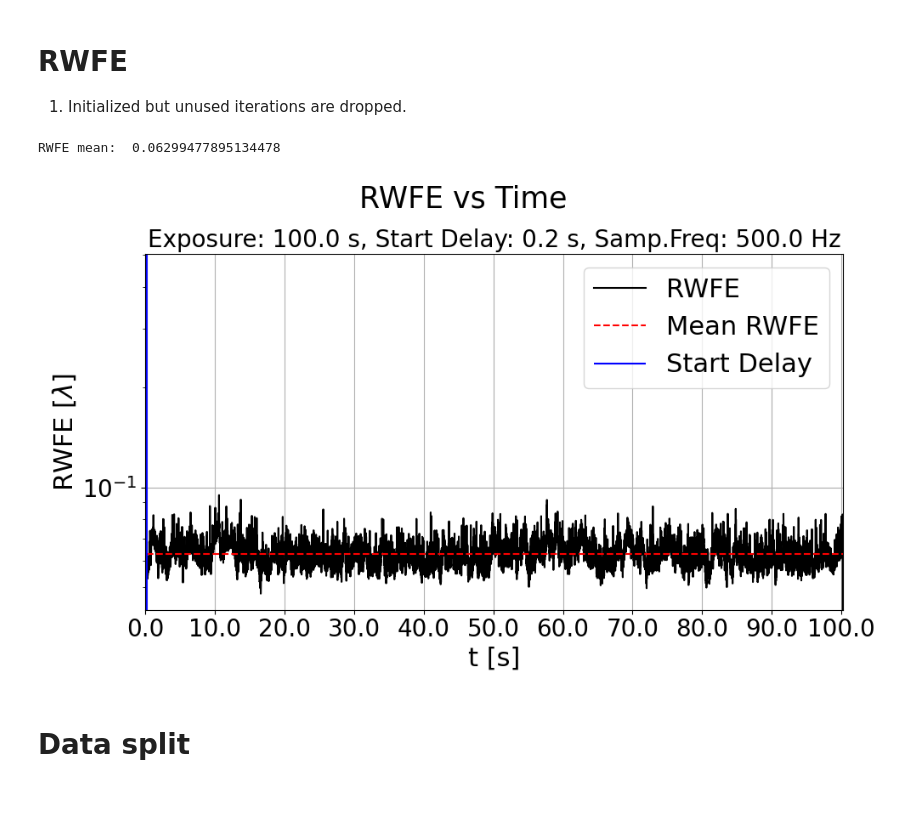
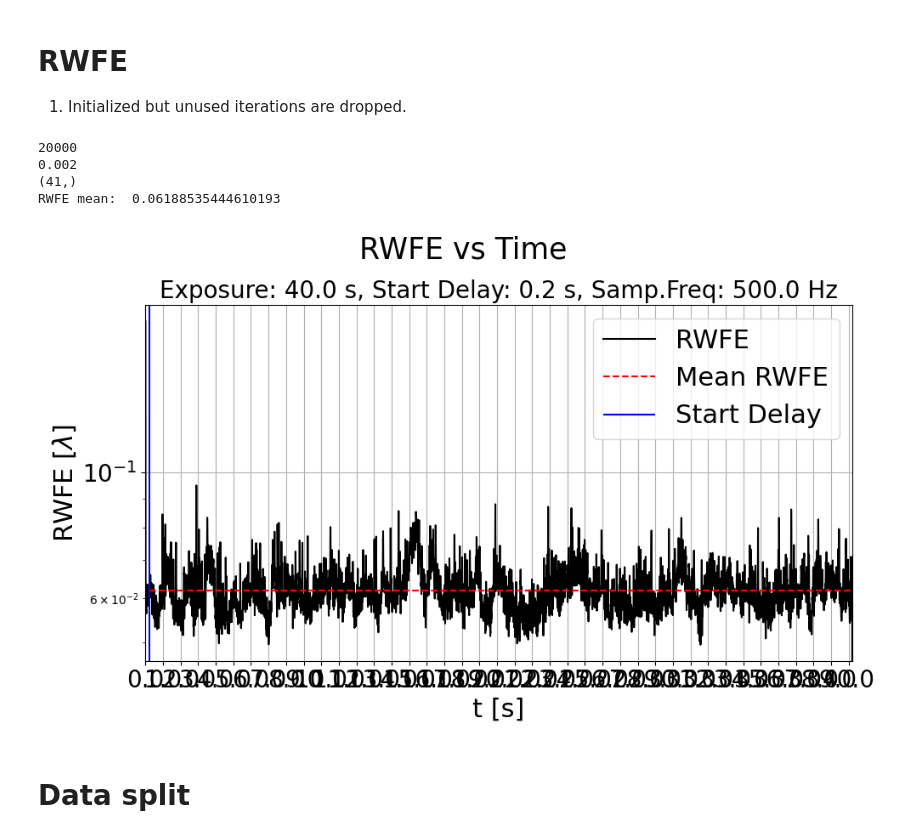
Before and after one commit to HumbertDominique/PSF-R-ML, a Jupyter notebook: preprocessing.ipynb, the cells around one changed output. Drawn from its saved outputs; the diff is of its cells as text; code cells hidden in the pictures; blank space fills up the shorter version.

Commit message:
tweaked ML inputs

```diff
--- a/preprocessing.ipynb
+++ b/preprocessing.ipynb
@@ -26,8 +26,8 @@ train_frac = 0.7
 val_frac = 0.2
 
 outputDir = "output_prep/"
-# inputDir = "dataInputs/"
-inputDir= "C:\\Users\\dominiqu.humbert\\Documents\\GitHub\\AO_simulations\\output"
+inputDir = "dataInputs/"
+# inputDir= "C:\\Users\\dominiqu.humbert\\Documents\\GitHub\\AO_simulations\\output"
 
 Parameters = "ao_metadata.txt"
 
@@ -50,39 +50,43 @@ with h5py.File(inputDir+"\\ao_rwfe_1.h5", 'r') as temp:
     key = list(temp.keys())
     RWFE = temp[key[0]][()][:LastBatchItSize]
 
-ticks_spacing = 10 # [s]
-
+ticks_spacing = 1 # [s]
+print(exposureTime)
+print(singleExposureTime)
 ticks = np.arange(0, exposureTime + 1, ticks_spacing/singleExposureTime)
 
-
+print(ticks.shape)
 
 RWFE_mean = np.mean(RWFE[0,startDelay:LastBatchItSize])
 xlims = [0, LastBatchItSize]
 
 print("RWFE mean: ", RWFE_mean)
 
 plt.close(0)
 plt.figure(0,figsize=(10,6))
 plt.semilogy(RWFE[0,:],'k', label="RWFE")
 plt.hlines(RWFE_mean, startDelay, xlims[1], colors='r', linestyles='dashed', label="Mean RWFE")
 plt.vlines(startDelay, 0.01,1, colors='b', label="Start Delay")
 plt.ylabel("RWFE [$\\lambda$]", fontsize=MEDIUM_SIZE)
 plt.xlabel("t [s]", fontsize=MEDIUM_SIZE)
 plt.suptitle("RWFE vs Time", fontsize=BIGGER_SIZE)
 plt.title(f"Exposure: {exposureTime*singleExposureTime} s, Start Delay: {startDelay*singleExposureTime} s, Samp.Freq: {1/singleExposureTime} Hz", fontsize=SMALL_SIZE)
 plt.xlim([*xlims])
 plt.xticks(ticks, [f"{singleExposureTime*t}" for t in ticks], fontsize=SMALL_SIZE)
 plt.yticks(fontsize=SMALL_SIZE)
 plt.grid()
 plt.legend(fontsize=MEDIUM_SIZE)
 plt.tight_layout()
 plt.show()
 plt.savefig(outputDir+"\\rwfe.png", dpi=300)
 
 del RWFE
 # %% [output]
-RWFE mean:  0.06299477895134478
+20000
+0.002
+(41,)
+RWFE mean:  0.06188535444610193
-[figure, old version]
+[figure, new version]
 # %% [markdown]
 # Data split
 # %%
```
Also changed, not shown: parts of 2 cells of this notebook, 2 other files.
